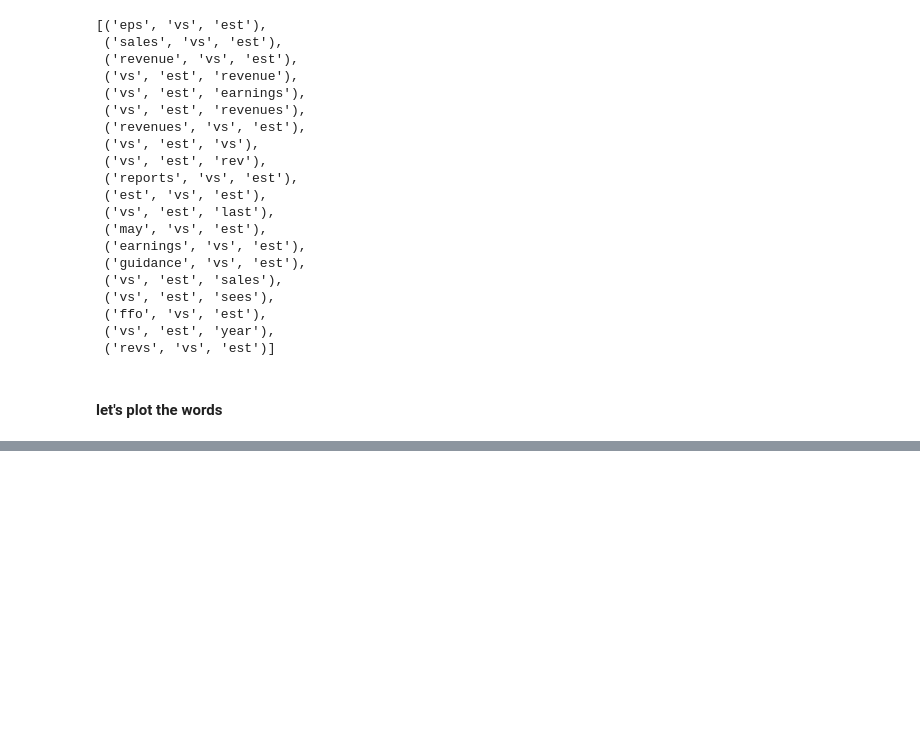
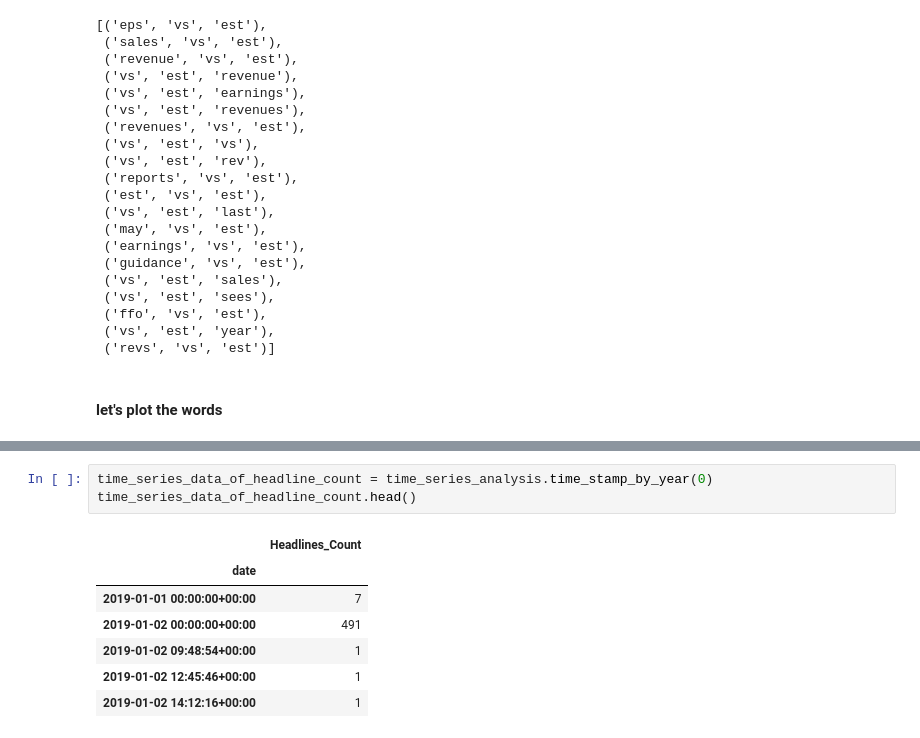
Before and after one commit to Bereket-07/Financial-News-Sentiment-and-Stock-Market-Analysis, a Jupyter notebook: notebooks/myNoteBook.ipynb, the cells around one changed output, grey strips where cells are left out. Drawn from its saved outputs; the diff is of its cells as text; blank space fills up the shorter version.

```diff
--- a/notebooks/myNoteBook.ipynb
+++ b/notebooks/myNoteBook.ipynb
@@ -758,0 +820,11 @@ plt.show()
+# %%
+time_series_data_of_headline_count = time_series_analysis.time_stamp_by_year(0)
+time_series_data_of_headline_count.head()
+# %% [output]
+|  | Headlines_Count |
+| date |  |
+| 2019-01-01 00:00:00+00:00 | 7 |
+| 2019-01-02 00:00:00+00:00 | 491 |
+| 2019-01-02 09:48:54+00:00 | 1 |
+| 2019-01-02 12:45:46+00:00 | 1 |
+| 2019-01-02 14:12:16+00:00 | 1 |
```
Also changed, not shown: parts of 12 cells of this notebook.
